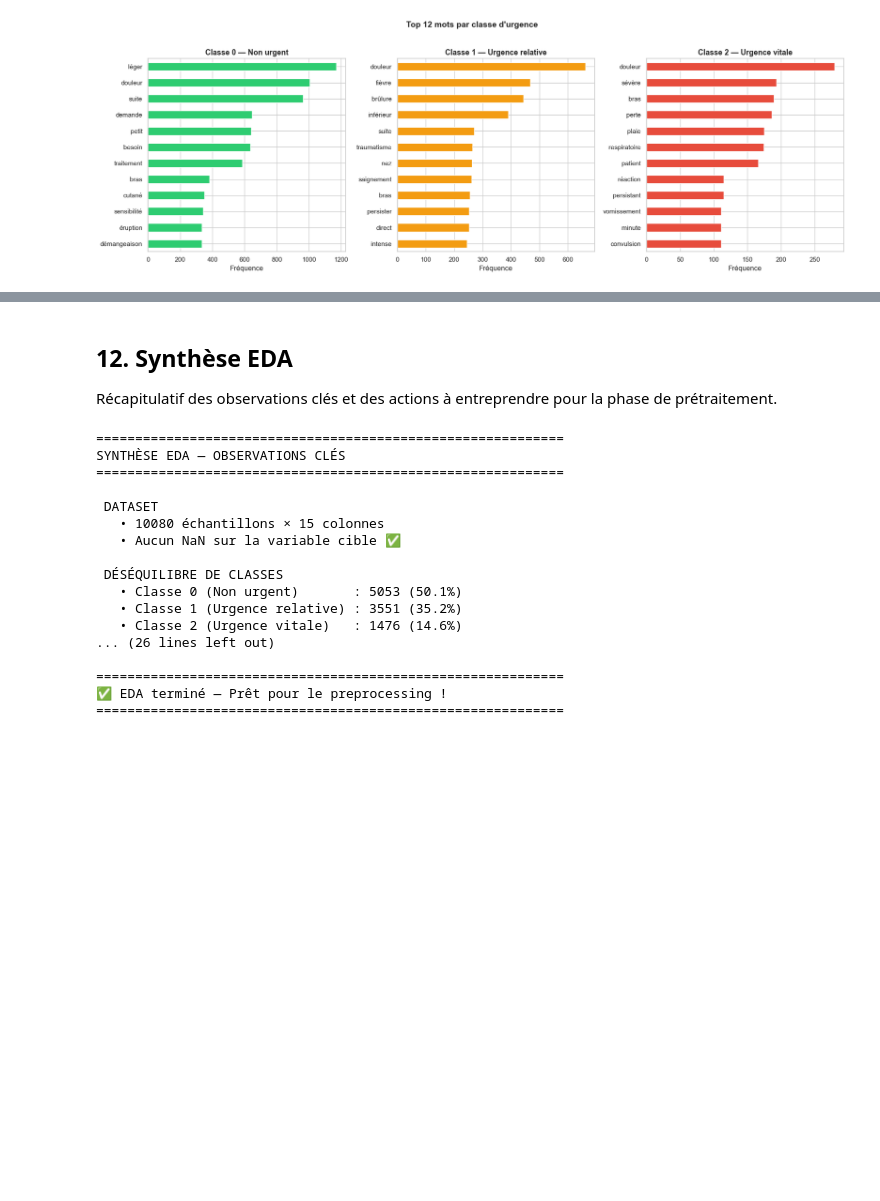
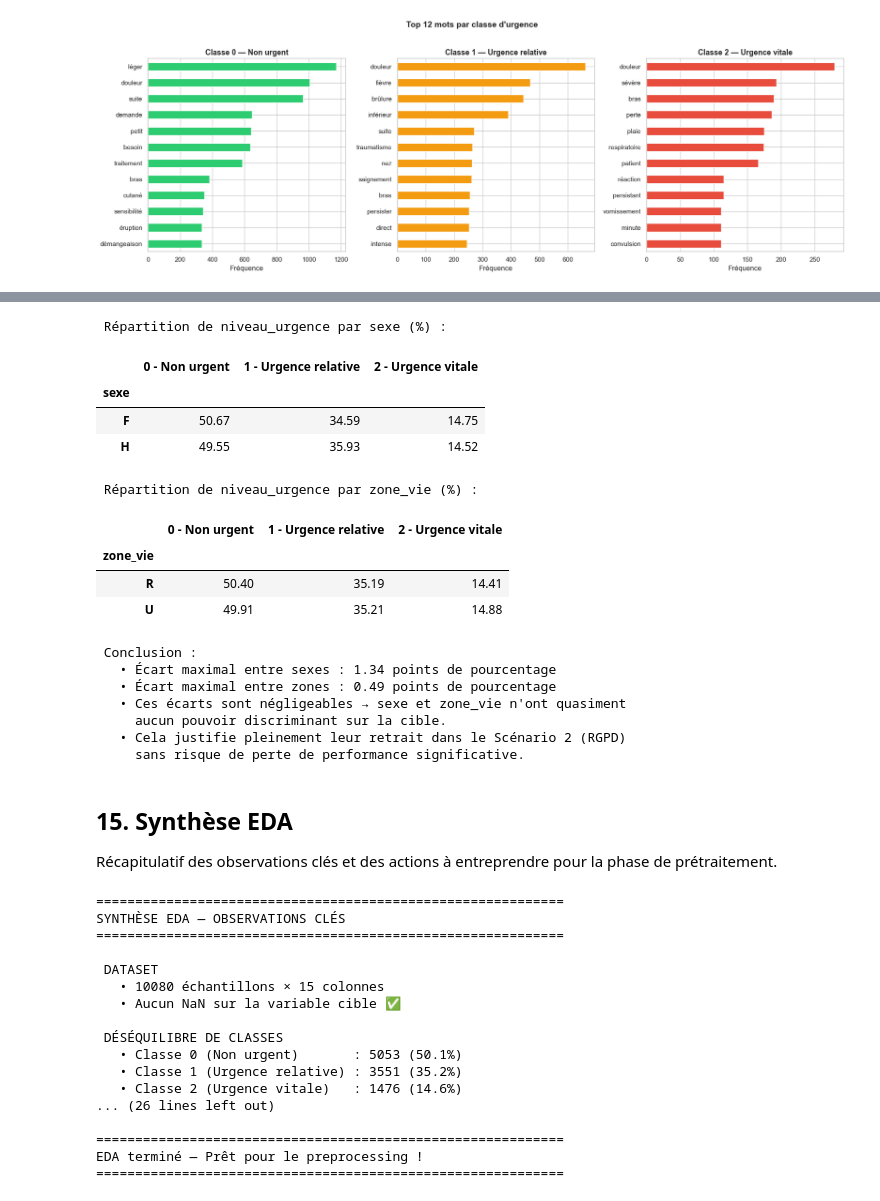
Before and after one commit to mtounekti/telemed-urgence-ia, a Jupyter notebook: notebooks/01_EDA.ipynb, the cells around one changed output, grey strips where cells are left out. Cells and saved outputs as stored; diff of their text form; code cells hidden in the pictures; blank space fills up the shorter version.

```diff
--- a/notebooks/01_EDA.ipynb
+++ b/notebooks/01_EDA.ipynb
@@ -439,9 +527,50 @@ plt.show()
+# %%
+# Répartition de la cible par sexe
+print(" Répartition de niveau_urgence par sexe (%) :\n")
+ct_sexe = pd.crosstab(df['sexe'], df['niveau_urgence'], normalize='index') * 100
+ct_sexe.columns = ['0 - Non urgent', '1 - Urgence relative', '2 - Urgence vitale']
+display(ct_sexe.round(2))
+
+print("\n Répartition de niveau_urgence par zone_vie (%) :\n")
+ct_zone = pd.crosstab(df['zone_vie'], df['niveau_urgence'], normalize='index') * 100
+ct_zone.columns = ['0 - Non urgent', '1 - Urgence relative', '2 - Urgence vitale']
+display(ct_zone.round(2))
+
+# Écart max entre groupes
+ecart_sexe = (ct_sexe.max() - ct_sexe.min()).max()
+ecart_zone = (ct_zone.max() - ct_zone.min()).max()
+
+print(f"\n Conclusion :")
+print(f"   • Écart maximal entre sexes : {ecart_sexe:.2f} points de pourcentage")
+print(f"   • Écart maximal entre zones : {ecart_zone:.2f} points de pourcentage")
+print(f"   • Ces écarts sont négligeables → sexe et zone_vie n'ont quasiment")
+print(f"     aucun pouvoir discriminant sur la cible.")
+print(f"   • Cela justifie pleinement leur retrait dans le Scénario 2 (RGPD)")
+print(f"     sans risque de perte de performance significative.")
+# %% [output]
+ Répartition de niveau_urgence par sexe (%) :
+|  | 0 - Non urgent | 1 - Urgence relative | 2 - Urgence vitale |
+| sexe |  |  |  |
+| F | 50.67 | 34.59 | 14.75 |
+| H | 49.55 | 35.93 | 14.52 |
+ Répartition de niveau_urgence par zone_vie (%) :
+|  | 0 - Non urgent | 1 - Urgence relative | 2 - Urgence vitale |
+| zone_vie |  |  |  |
+| R | 50.40 | 35.19 | 14.41 |
+| U | 49.91 | 35.21 | 14.88 |
+ Conclusion :
+   • Écart maximal entre sexes : 1.34 points de pourcentage
+   • Écart maximal entre zones : 0.49 points de pourcentage
+   • Ces écarts sont négligeables → sexe et zone_vie n'ont quasiment
+     aucun pouvoir discriminant sur la cible.
+   • Cela justifie pleinement leur retrait dans le Scénario 2 (RGPD)
+     sans risque de perte de performance significative.
 # %% [markdown]
-## 12. Synthèse EDA
+## 15. Synthèse EDA
 
 Récapitulatif des observations clés et des actions à entreprendre pour la phase de prétraitement.
 # %%
-# 12 synthèse EDA
+# 15 synthèse EDA
 print("=" * 60)
 print("SYNTHÈSE EDA — OBSERVATIONS CLÉS")
 print("=" * 60)
@@ -484,7 +613,7 @@ print(f"""
 """)
 
 print("=" * 60)
-print("✅ EDA terminé — Prêt pour le preprocessing !")
+print("EDA terminé — Prêt pour le preprocessing !")
 print("=" * 60)
 # %% [output]
 ============================================================
@@ -502,5 +631,5 @@ SYNTHÈSE EDA — OBSERVATIONS CLÉS
 ... (26 lines left out)
 
 ============================================================
-✅ EDA terminé — Prêt pour le preprocessing !
+EDA terminé — Prêt pour le preprocessing !
 ============================================================
```
Also changed, not shown: parts of 13 cells of this notebook, 1 other file.
